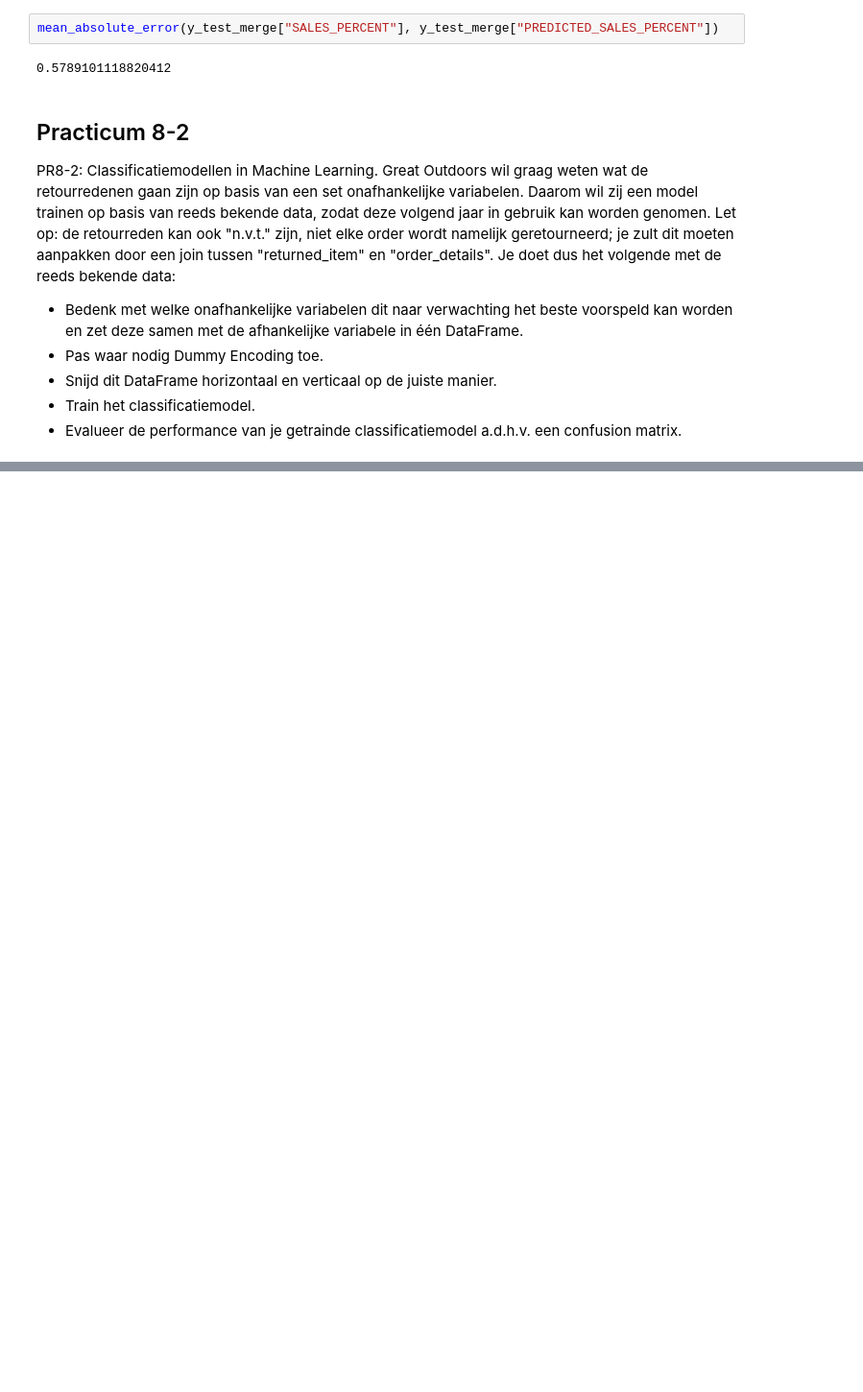
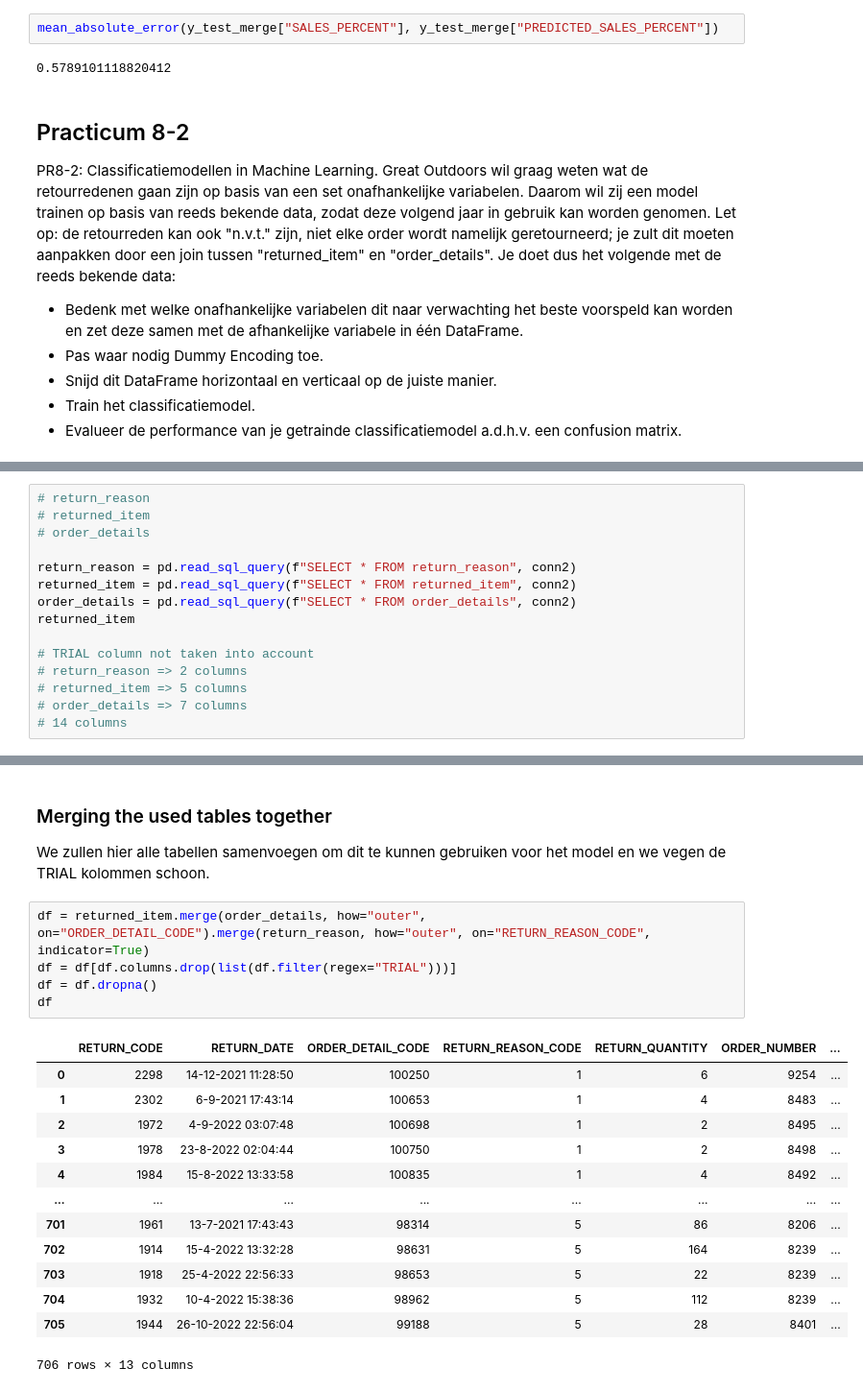
Before and after one commit to RedIsGaming/deds_ml, a Jupyter notebook: src/main.ipynb, the cells around one changed output, grey strips where cells are left out. Shown: that part at 96% size. Cells and saved outputs as stored; diff of their text form; blank space fills up the shorter version.

Commit message:
feat: 8.2 classification model improved a little

```diff
--- a/src/main.ipynb
+++ b/src/main.ipynb
@@ -438,0 +413,15 @@ model
+# %%
+# return_reason
+# returned_item
+# order_details
+
+return_reason = pd.read_sql_query(f"SELECT * FROM return_reason", conn2)
+returned_item = pd.read_sql_query(f"SELECT * FROM returned_item", conn2)
+order_details = pd.read_sql_query(f"SELECT * FROM order_details", conn2)
+returned_item
+
+# TRIAL column not taken into account
+# return_reason => 2 columns
+# returned_item => 5 columns
+# order_details => 7 columns
+# 14 columns
@@ -438,0 +442,23 @@ model
+# %% [markdown]
+### Merging the used tables together
+
+We zullen hier alle tabellen samenvoegen om dit te kunnen gebruiken voor het model en we vegen de TRIAL kolommen schoon.
+# %%
+df = returned_item.merge(order_details, how="outer", on="ORDER_DETAIL_CODE").merge(return_reason, how="outer", on="RETURN_REASON_CODE", indicator=True)
+df = df[df.columns.drop(list(df.filter(regex="TRIAL")))]
+df = df.dropna()
+df
+# %% [output]
+|  | RETURN_CODE | RETURN_DATE | ORDER_DETAIL_CODE | RETURN_REASON_CODE | RETURN_QUANTITY | ORDER_NUMBER | ... |
+| 0 | 2298 | 14-12-2021 11:28:50 | 100250 | 1 | 6 | 9254 | ... |
+| 1 | 2302 | 6-9-2021 17:43:14 | 100653 | 1 | 4 | 8483 | ... |
+| 2 | 1972 | 4-9-2022 03:07:48 | 100698 | 1 | 2 | 8495 | ... |
+| 3 | 1978 | 23-8-2022 02:04:44 | 100750 | 1 | 2 | 8498 | ... |
+| 4 | 1984 | 15-8-2022 13:33:58 | 100835 | 1 | 4 | 8492 | ... |
+| ... | ... | ... | ... | ... | ... | ... | ... |
+| 701 | 1961 | 13-7-2021 17:43:43 | 98314 | 5 | 86 | 8206 | ... |
+| 702 | 1914 | 15-4-2022 13:32:28 | 98631 | 5 | 164 | 8239 | ... |
+| 703 | 1918 | 25-4-2022 22:56:33 | 98653 | 5 | 22 | 8239 | ... |
+| 704 | 1932 | 10-4-2022 15:38:36 | 98962 | 5 | 112 | 8239 | ... |
+| 705 | 1944 | 26-10-2022 22:56:04 | 99188 | 5 | 28 | 8401 | ... |
+706 rows × 13 columns
```
Also changed, not shown: parts of 27 cells of this notebook, 1 other file.
